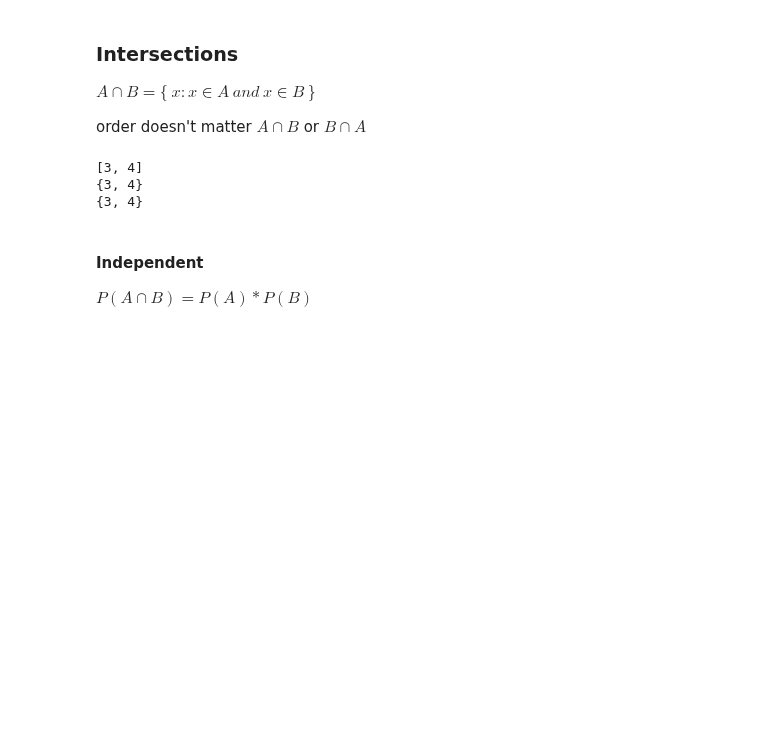
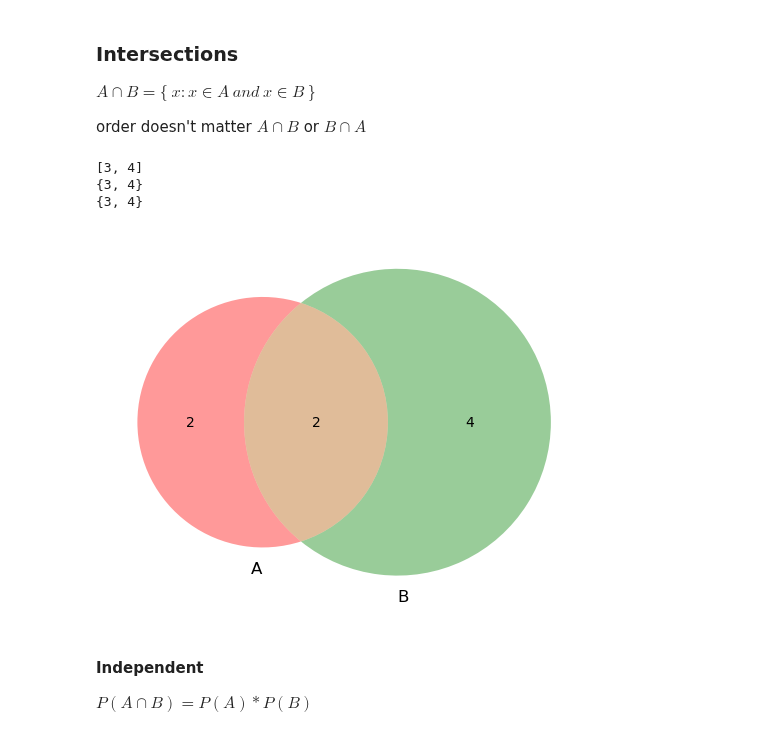
Before and after one commit to gitmystuff/DSChunks, a Jupyter notebook: Common Probability Terms.ipynb, the cells around one changed output. Cells and saved outputs as stored; diff of their text form; code cells hidden in the pictures; blank space fills up the shorter version.

```diff
--- a/Common Probability Terms.ipynb
+++ b/Common Probability Terms.ipynb
@@ -162,24 +162,25 @@ order doesn't matter $A \cap B$ or $B \cap A$
 # %%
 # https://anaconda.org/conda-forge/matplotlib-venn
 # https://pypi.org/project/matplotlib-venn/
 # https://towardsdatascience.com/visualizing-intersections-and-overlaps-with-python-a6af49c597d9
 # https://practicaldatascience.co.uk/data-science/how-to-visualise-data-using-venn-diagrams-in-matplotlib
 
 import matplotlib.pyplot as plt
 from matplotlib_venn import venn2, venn2_circles
 
 set1 = {1, 2, 3, 4}
 set2 = {3, 4, 5, 6, 7, 8}
 print([value for value in set1 if value in set2])
 print(set1 & set2)
 print(set1.intersection(set2))
 
-# venn2([set1, set2])
-# plt.show()
+venn2([set1, set2])
+plt.show()
 # %% [output]
 [3, 4]
 {3, 4}
 {3, 4}
+[figure, added]
 # %% [markdown]
 #### Independent
 
```
Also changed, not shown: parts of 1 cell of this notebook.
